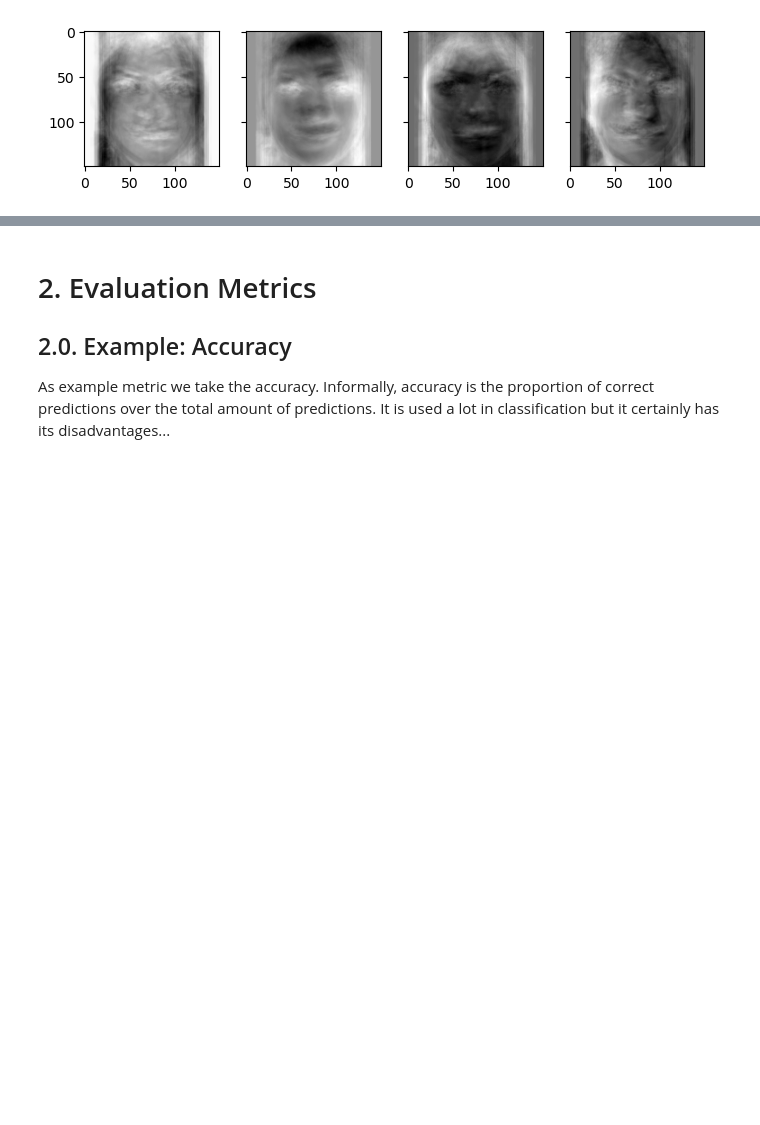
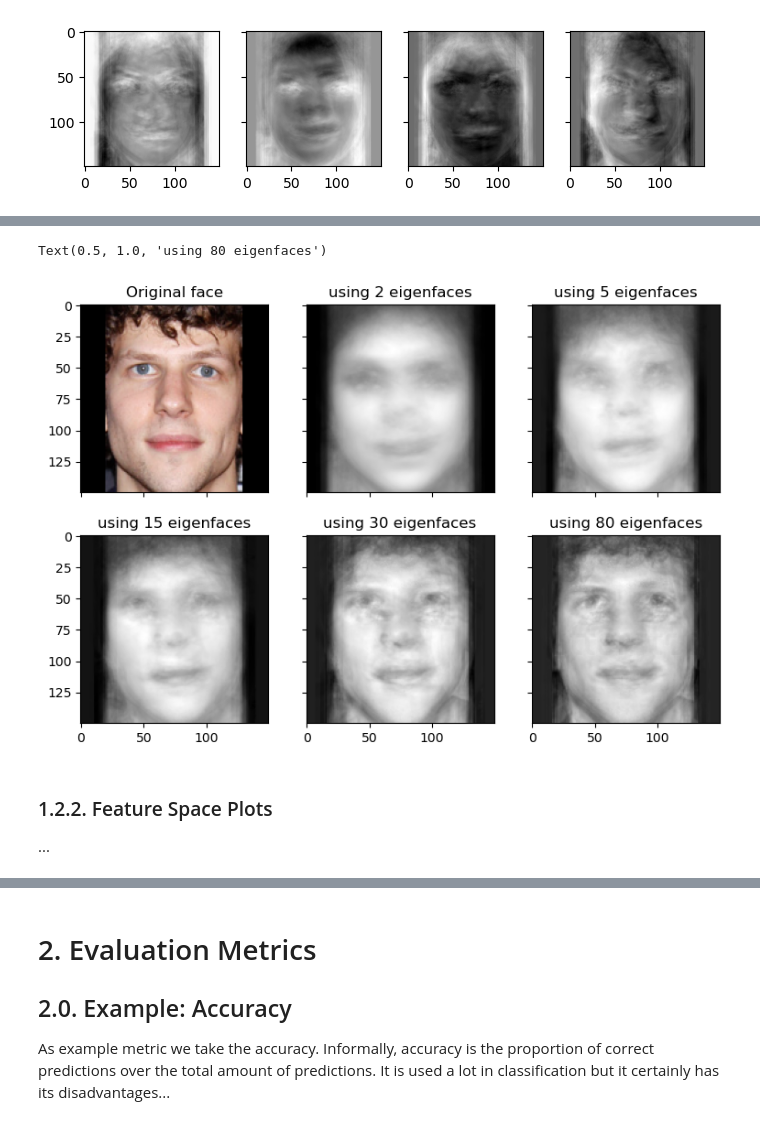
Before and after one commit to egeozanozyedek/cv_ga1, a Jupyter notebook: cv-ga1.ipynb, the cells around one changed output, grey strips where cells are left out. Saved outputs shown, nothing was run; the diff lists cells and outputs as text; code cells hidden in the pictures; blank space fills up the shorter version.

```diff
--- a/cv-ga1.ipynb
+++ b/cv-ga1.ipynb
@@ -503,7 +435,6 @@ sns.scatterplot(df, x="x", y="y", hue=train_y, legend='full', palette=palette)
 ...
 # %%
 class PCAFeatureExtractor(IdentityFeatureExtractor):
-    """TODO: this feature extractor is under construction"""
 
     def __init__(self, n_components, data):
         self.n_components = n_components
@@ -511,8 +442,8 @@ class PCAFeatureExtractor(IdentityFeatureExtractor):
         self.mean = np.mean(self.data, axis=0)
         self.singular, self.eigenfaces = self.compute_vectors()
 
-    #THIS FUNCTION IS COMPLETELY COPIED BY SCIKIT-LEARN
     def svd_flip(self, u, v, u_based_decision=True):
+        """Source : Scikit-Learn documentation"""
         if u_based_decision:
             # columns of u, rows of v
             max_abs_cols = np.argmax(np.abs(u), axis=0)
@@ -528,6 +459,7 @@ class PCAFeatureExtractor(IdentityFeatureExtractor):
         return u, v
 
     def compute_vectors(self):
+        """Compute the eigenvectors and the corrsiponding singular values"""
         data = self.data - self.mean
         U, S, Vt = np.linalg.svd(data, full_matrices=False)
         U, Vt = self.svd_flip(U, Vt)
@@ -536,22 +468,18 @@ class PCAFeatureExtractor(IdentityFeatureExtractor):
         return S, eig_vecs
 
     def transform(self, X):
-        #transform data into set of features
+        """Transform data into set of features"""
         X_gray = self.preprocess_data(X)
         new_X = X_gray - self.mean
         return np.dot(new_X, self.eigenfaces.T)
 
     def inverse_transform(self, X):
-        #transform set of features into data
-
+        """transform set of features into data"""
         return np.dot(X, self.eigenfaces) + self.mean
 
 
     def preprocess_data(self, X):
-
-#         if X.shape[0] is None:
-#             return None
-
+        """Convert a list of images to gray scale and then build a matrix with them"""
         facematrix = []
         if X.ndim == 4:
             X_gray = np.zeros(X.shape[:-1])
@@ -560,9 +488,7 @@ class PCAFeatureExtractor(IdentityFeatureExtractor):
                 facematrix.append(X_gray[i].flatten())
 
             facematrix = np.array(facematrix)
-
         else:
-
             X_gray = cv2.cvtColor((X).astype(np.uint8), cv2.COLOR_BGR2GRAY)
             facematrix = X_gray.flatten()
 
@@ -615,0 +544,25 @@ plt.show()
+# %%
+values = [2, 5, 15, 30, 80]
+plotPCA = [PCAFeatureExtractor(i, train_X) for i in values]
+query = test_X[8]
+fig, axes = plt.subplots(2,3,sharex=True,sharey=True,figsize=(9,6))
+axes[0][0].imshow(query, cmap="gray")
+axes[0][0].set_title("Original face")
+features = [plotPCA[i].transform(query) for i in range(5)]
+inverse = [plotPCA[i].inverse_transform(features[i]) for i in range(5)]
+axes[0][1].imshow(inverse[0].reshape((150,150)), cmap="gray")
+axes[0][1].set_title("using 2 eigenfaces")
+axes[0][2].imshow(inverse[1].reshape((150,150)), cmap="gray")
+axes[0][2].set_title("using 5 eigenfaces")
+axes[1][0].imshow(inverse[2].reshape((150,150)), cmap="gray")
+axes[1][0].set_title("using 15 eigenfaces")
+axes[1][1].imshow(inverse[3].reshape((150,150)), cmap="gray")
+axes[1][1].set_title("using 30 eigenfaces")
+axes[1][2].imshow(inverse[4].reshape((150,150)), cmap="gray")
+axes[1][2].set_title("using 80 eigenfaces")
+# %% [output]
+Text(0.5, 1.0, 'using 80 eigenfaces')
+[figure, added]
+# %% [markdown]
+### 1.2.2. Feature Space Plots
+...
```
Also changed, not shown: parts of 42 cells of this notebook.
